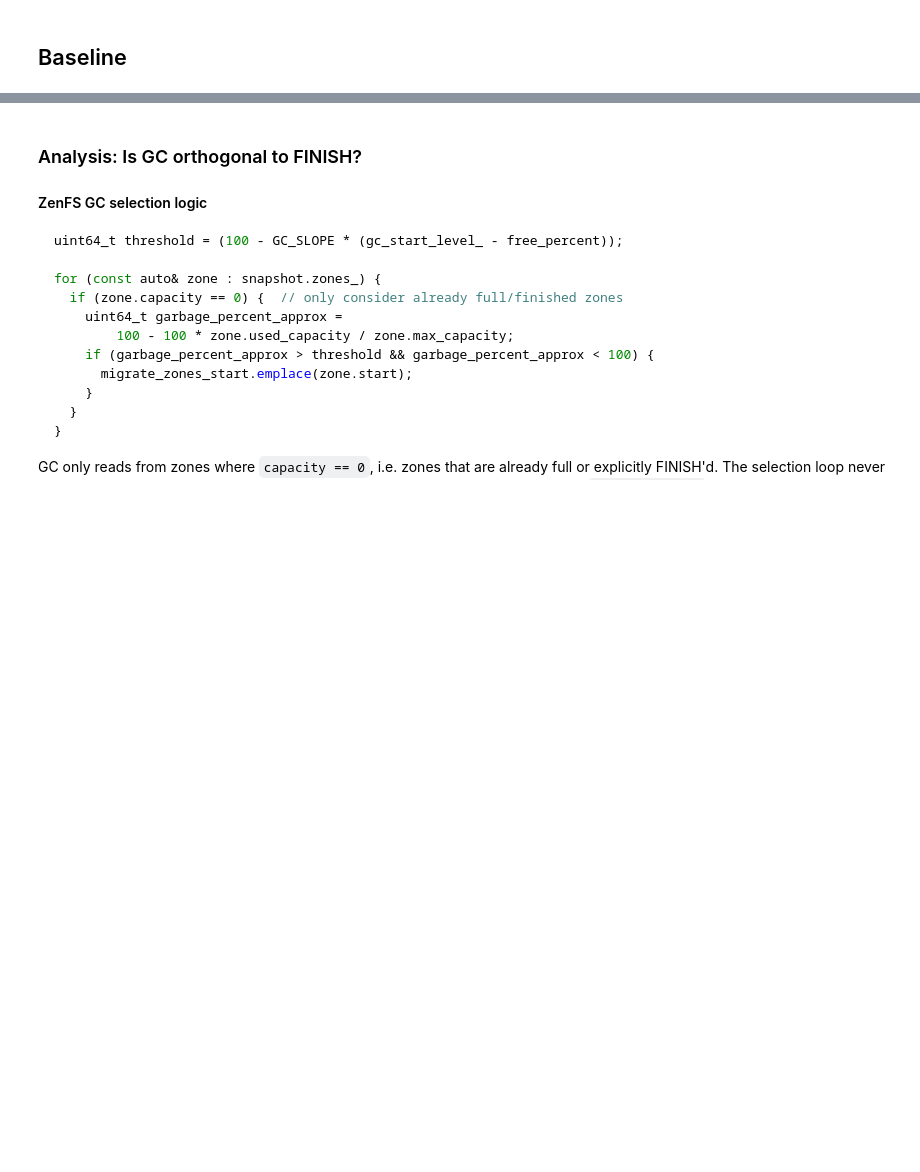
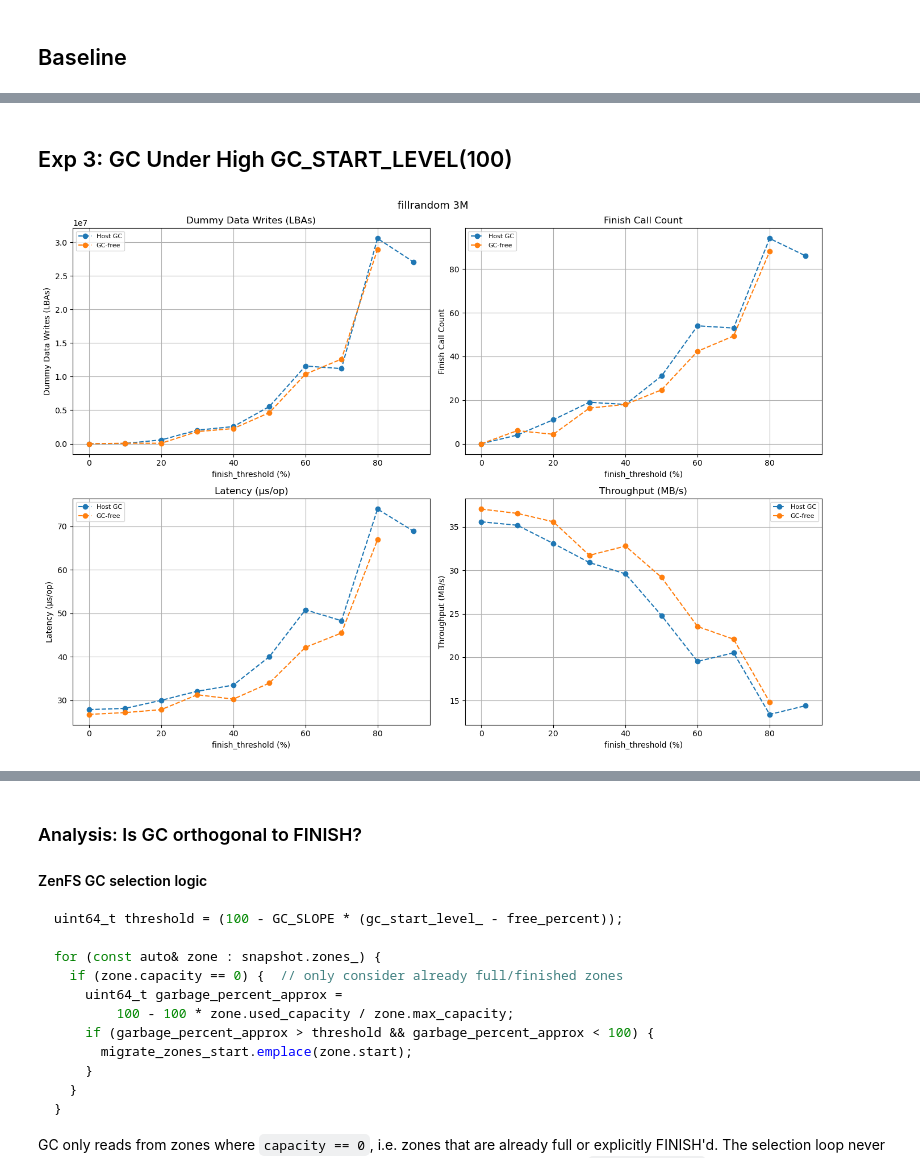
Before and after one commit to Nanat1/CS561_GC_Research, a Jupyter notebook: analysis/dlwa_analysis.ipynb, the cells around one changed output, grey strips where cells are left out. Saved outputs shown, nothing was run; the diff lists cells and outputs as text; code cells hidden in the pictures; blank space fills up the shorter version.

```diff
--- a/analysis/dlwa_analysis.ipynb
+++ b/analysis/dlwa_analysis.ipynb
@@ -214 +154,13 @@ for title, files in gc_plots.items():
+# %% [markdown]
+## Exp 3: GC Under High GC_START_LEVEL(100)
+# %%
+plot(
+    "fillrandom 3M",
+    [
+        "../results/exp3/fillrandom_3M_gc100.csv",
+        "../results/exp3/fillrandom_3M_gcfalse_avg.csv",
+    ],
+)
+# %% [output]
+[figure, added]
 # %% [markdown]
```
Also changed, not shown: parts of 18 cells of this notebook, 5 other files.
